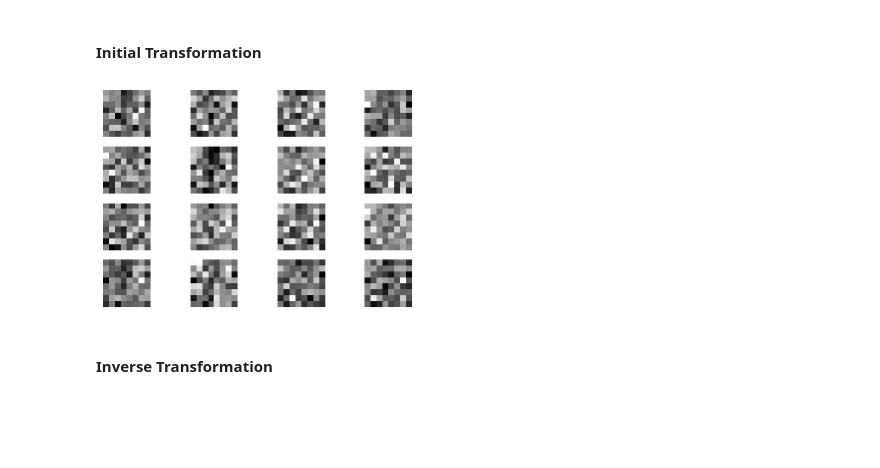
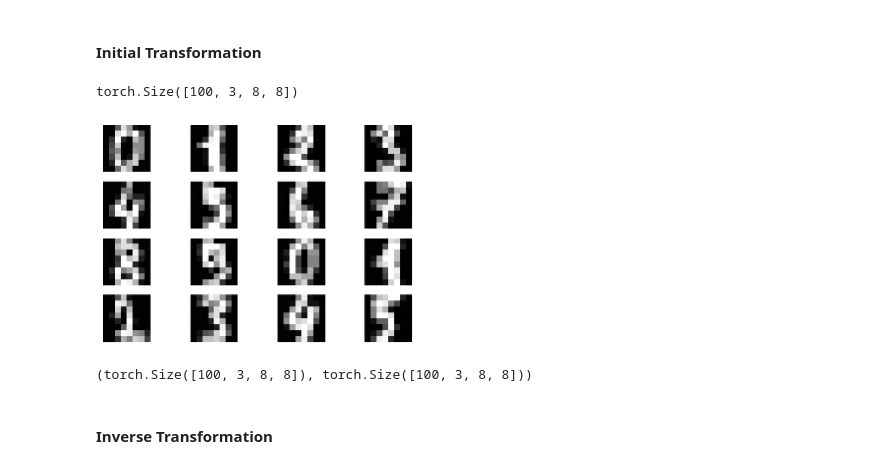
Before and after one commit to IPL-UV/gaussflow, a Jupyter notebook: docs/assets/demo/pytorch_nf_freia_mnist.ipynb, the cells around one changed output. Drawn from its saved outputs; the diff is of its cells as text; code cells hidden in the pictures; blank space fills up the shorter version.

```diff
--- a/docs/assets/demo/pytorch_nf_freia_mnist.ipynb
+++ b/docs/assets/demo/pytorch_nf_freia_mnist.ipynb
@@ -182,0 +232,5 @@ cfg.betas = (cfg.beta1, cfg.beta2)
+# %%
+# subset net
+def subnet_conv(c_in, c_out):
+    return nn.Sequential(nn.Conv2d(c_in, 256,   3, padding=1), nn.ReLU(),
+                        nn.Conv2d(256,  c_out, 3, padding=1))
@@ -182,0 +427,8 @@ cfg.betas = (cfg.beta1, cfg.beta2)
+# %%
+from src.models.layers.coupling import get_coupling_layer
+from src.models.nets.conv import ConvNet
+from nflows.utils import create_mid_split_binary_mask
+
+
+def nflows_covnet(dims_in, dims_out):
+    return ConvNet(dims_in, 256, dims_out)
@@ -182,0 +487,5 @@ cfg.betas = (cfg.beta1, cfg.beta2)
+# %%
+z, log_jac_det = inn(X_init)
+print(z.shape)
+
+plot_digits(z[:, 0, ...].detach().numpy(), 4, 4)
@@ -182,0 +508,11 @@ cfg.betas = (cfg.beta1, cfg.beta2)
+# %%
+
+
+def propagate(inn, init_X):
+#     print("Before:", init_X.shape)
+    with torch.no_grad():
+        z, ldj = inn.module_list[-1]([init_X,])
+    if isinstance(z, tuple):
+        z = z[0]
+#     print("After:", z.shape)
+    return z
@@ -208,12 +674,17 @@ base_dist = dist.MultivariateNormal(torch.zeros(n_features), torch.eye(n_feature
 # %% [markdown]
 #### Initial Transformation
 # %%
-x = torch.Tensor(data)
-z, log_jac_det = inn(x)
+z, log_jac_det = inn(X_init)
+print(z.shape)
 
-plot_digits(z.detach().numpy(), 4, 4)
+plot_digits(z[:, 0, ...].detach().numpy(), 4, 4)
 # %% [output]
+torch.Size([100, 3, 8, 8])
-[figure, old version]
+[figure, new version]
+# %%
+z.shape, X_init.shape
+# %% [output]
+(torch.Size([100, 3, 8, 8]), torch.Size([100, 3, 8, 8]))
 # %% [markdown]
 #### Inverse Transformation
 # %%
```
Also changed, not shown: parts of 46 cells of this notebook, 4 other files.
